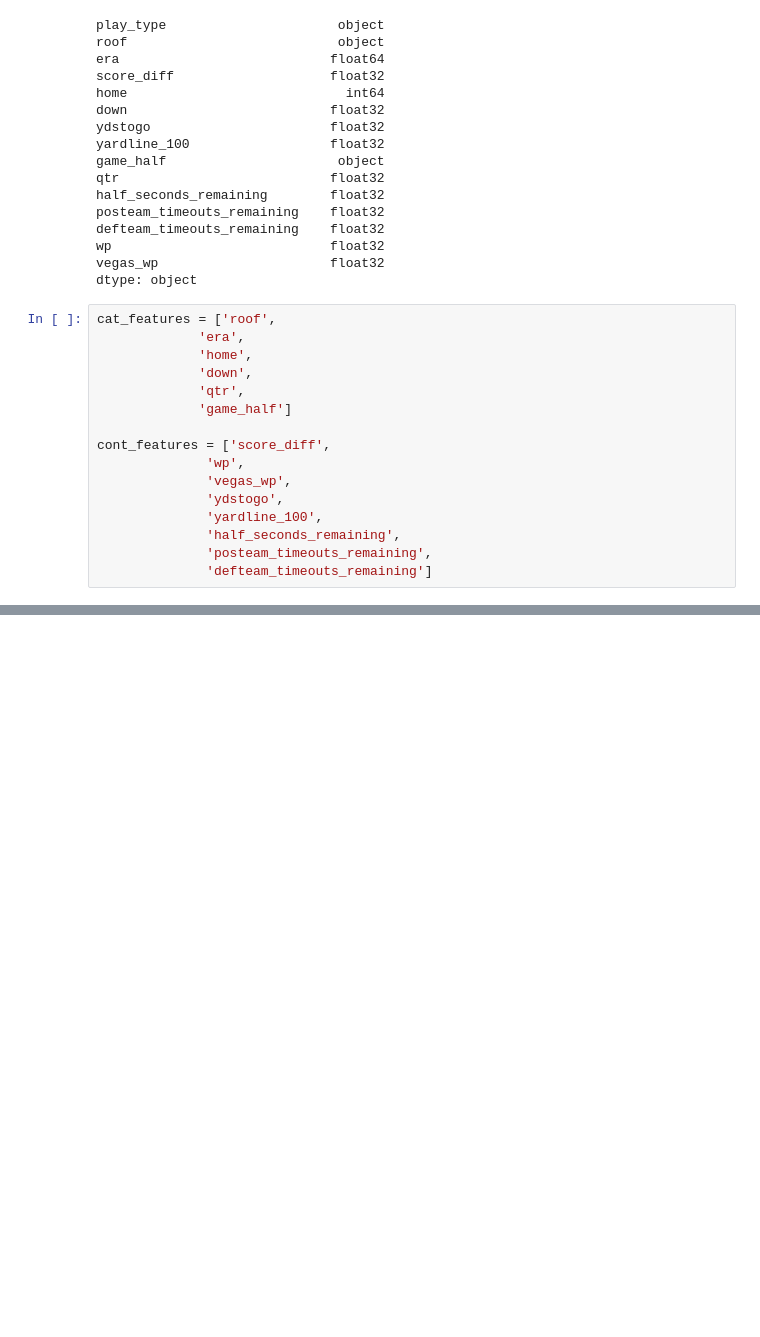
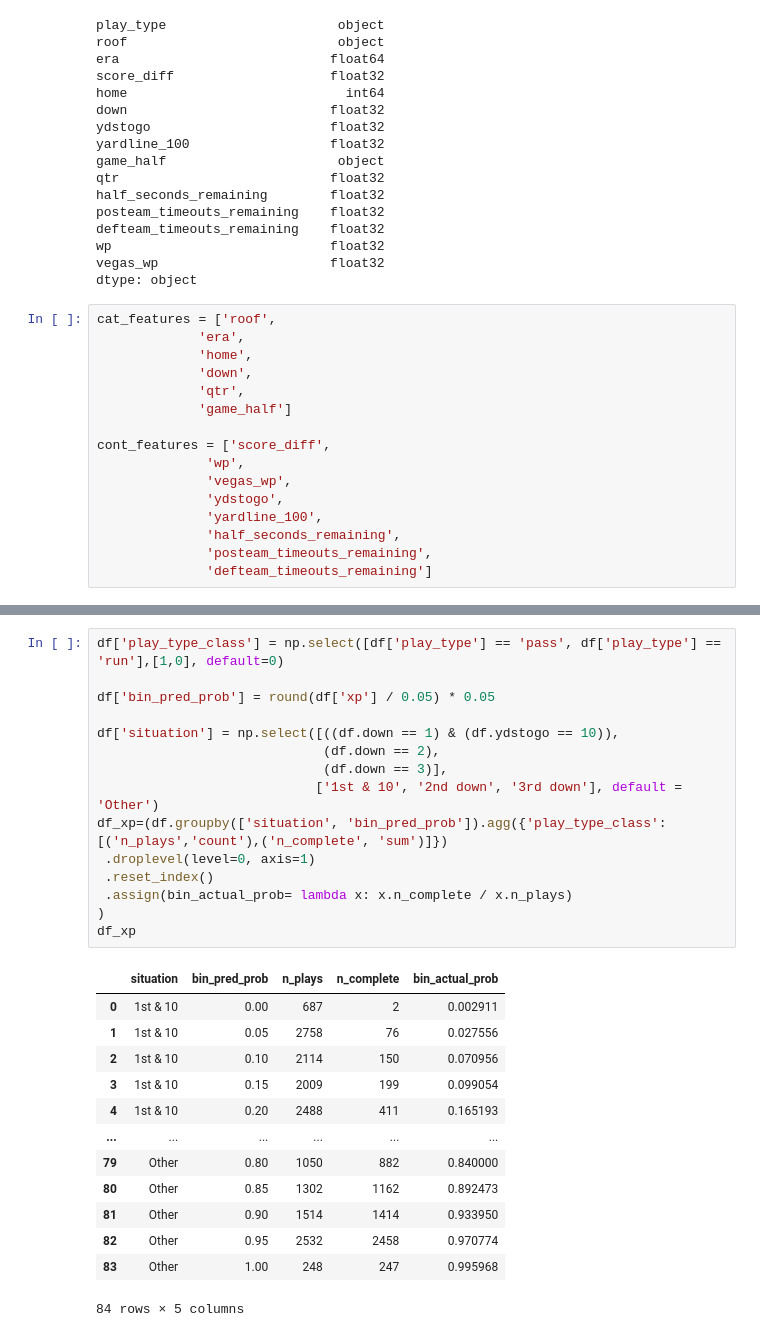
Before and after one commit to keeganheilman/nfl-charts, a Jupyter notebook: xpass_testing.ipynb, the cells around one changed output, grey strips where cells are left out. Drawn from its saved outputs; the diff is of its cells as text; blank space fills up the shorter version.

```diff
--- a/xpass_testing.ipynb
+++ b/xpass_testing.ipynb
@@ -193,0 +232,29 @@ clf.transform(df[cat_features])
+# %%
+df['play_type_class'] = np.select([df['play_type'] == 'pass', df['play_type'] == 'run'],[1,0], default=0)
+
+df['bin_pred_prob'] = round(df['xp'] / 0.05) * 0.05
+
+df['situation'] = np.select([((df.down == 1) & (df.ydstogo == 10)),
+                             (df.down == 2),
+                             (df.down == 3)],
+                            ['1st & 10', '2nd down', '3rd down'], default = 'Other')
+df_xp=(df.groupby(['situation', 'bin_pred_prob']).agg({'play_type_class':[('n_plays','count'),('n_complete', 'sum')]})
+ .droplevel(level=0, axis=1)
+ .reset_index()
+ .assign(bin_actual_prob= lambda x: x.n_complete / x.n_plays)
+)
+df_xp
+# %% [output]
+|  | situation | bin_pred_prob | n_plays | n_complete | bin_actual_prob |
+| 0 | 1st & 10 | 0.00 | 687 | 2 | 0.002911 |
+| 1 | 1st & 10 | 0.05 | 2758 | 76 | 0.027556 |
+| 2 | 1st & 10 | 0.10 | 2114 | 150 | 0.070956 |
+| 3 | 1st & 10 | 0.15 | 2009 | 199 | 0.099054 |
+| 4 | 1st & 10 | 0.20 | 2488 | 411 | 0.165193 |
+| ... | ... | ... | ... | ... | ... |
+| 79 | Other | 0.80 | 1050 | 882 | 0.840000 |
+| 80 | Other | 0.85 | 1302 | 1162 | 0.892473 |
+| 81 | Other | 0.90 | 1514 | 1414 | 0.933950 |
+| 82 | Other | 0.95 | 2532 | 2458 | 0.970774 |
+| 83 | Other | 1.00 | 248 | 247 | 0.995968 |
+84 rows × 5 columns
```
Also changed, not shown: parts of 18 cells of this notebook.
